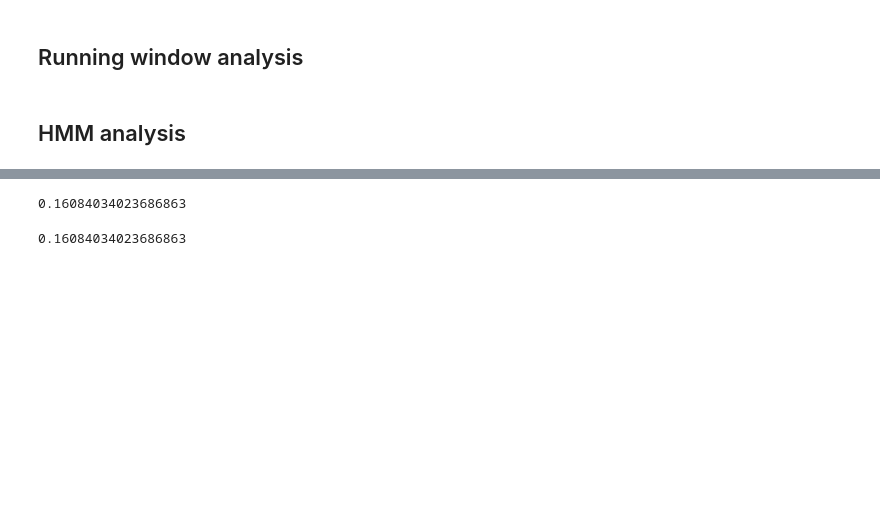
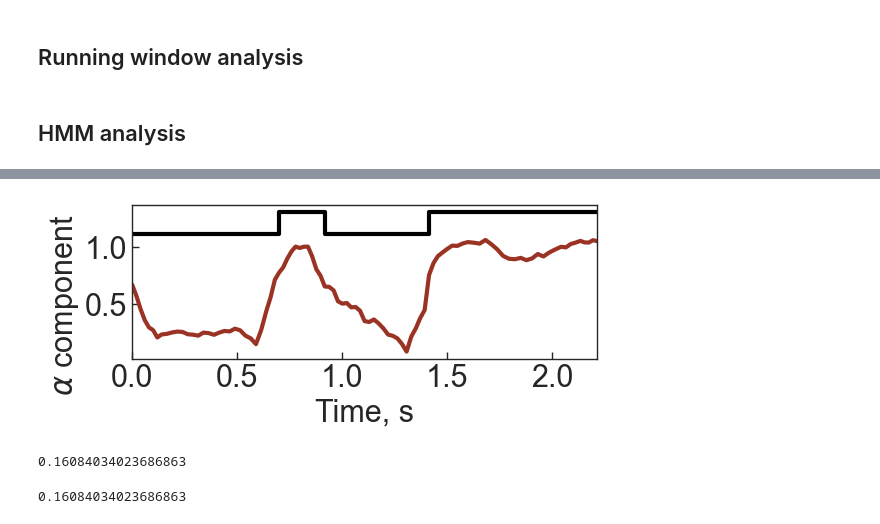
Before and after one commit to walterlab-um/intra_condensate_SPT, a Jupyter notebook: plot_paper_figure/Fig2_multi_stage.ipynb, the cells around one changed output, grey strips where cells are left out. Cells and saved outputs as stored; diff of their text form; code cells hidden in the pictures; blank space fills up the shorter version.

```diff
--- a/plot_paper_figure/Fig2_multi_stage.ipynb
+++ b/plot_paper_figure/Fig2_multi_stage.ipynb
@@ -386,3 +306,38 @@ plt.close()
+# %%
+# Plot alpha component with hmm
+plt.figure(figsize=(6, 2))
+plt.plot(arr_t_start, arr_alpha, lw=3, c="#9a3324")
+hmm_min_toplot = arr_alpha.max() * 1.05
+hmm_delta_toplot = np.ptp(arr_alpha) * 0.2
+# hmm_toplot = hmm_min_toplot + hmm_delta_toplot * hmm_alpha_fixed
+hmm_toplot = hmm_min_toplot + hmm_delta_toplot * (1 - hmm_alpha_fixed)
+plt.plot(hmm_t_alpha, hmm_toplot, lw=3, c="black")
+plt.xlabel("Time, s", fontsize=fontsize)
+plt.ylabel(r"$\alpha$ component", fontsize=fontsize)
+plt.gca().yaxis.set_label_coords(-0.11, 0.35)
+plt.gca().spines[:].set_linewidth(1)
+plt.gca().tick_params(
+    axis="both",
+    which="major",
+    labelsize=fontsize,
+    direction="in",
+    bottom=True,
+    left=True,
+    length=5,
+    width=1,
+)
+plt.xlim(
+    arr_t_start[0],
+    arr_t_start[-1],
+)
+plt.savefig(
+    "running_window_alhpa_hmm-" + str(idx) + "-lag-" + str(lags.shape[0]) + ".png",
+    format="png",
+    bbox_inches="tight",
+    dpi=300,
+)
+# %% [output]
+[figure, added]
 # %%
 np.ptp(arr_log10D)
 # %% [output]
```
Also changed, not shown: parts of 8 cells of this notebook.
